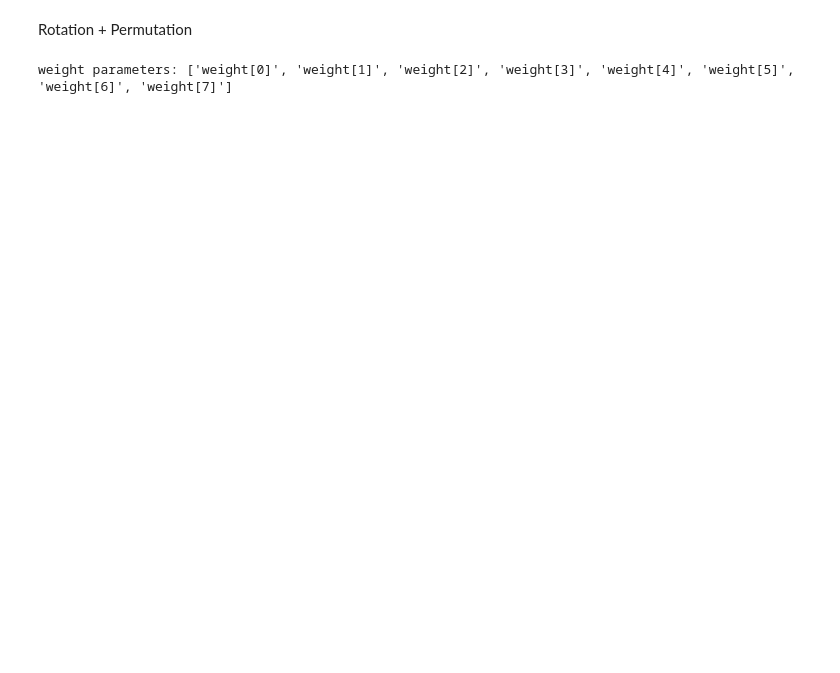
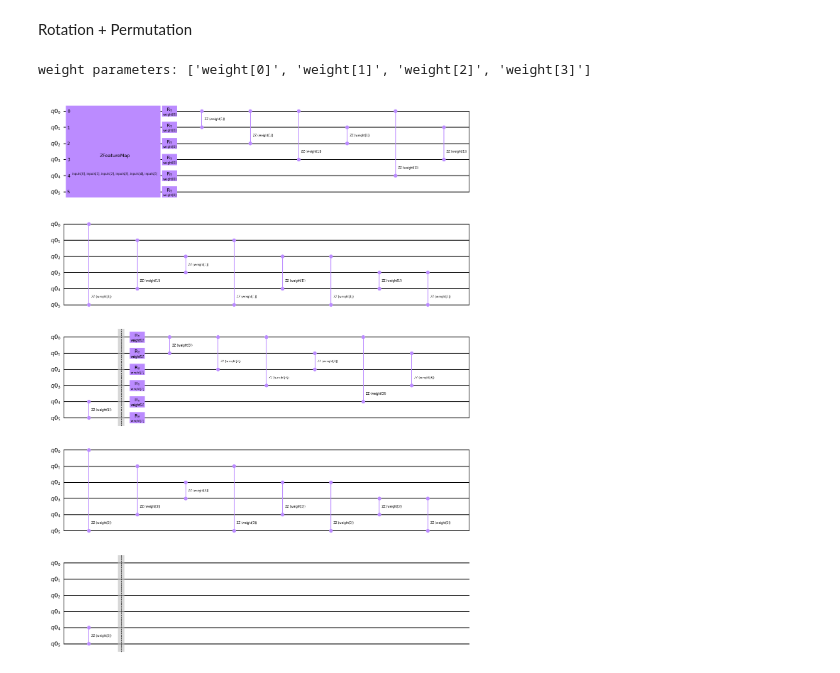
Before and after one commit to Zhelun-Li/VQC-Permutable-Lorentz-symmetry, a Jupyter notebook: Lorentz_symmetry_decay.ipynb, the cells around one changed output. Drawn from its saved outputs; the diff is of its cells as text; code cells hidden in the pictures; blank space fills up the shorter version.

```diff
--- a/Lorentz_symmetry_decay.ipynb
+++ b/Lorentz_symmetry_decay.ipynb
@@ -325,23 +311,35 @@ qc.compose(feature_map, inplace=True)
 
 for layer in range(num_layers):
 
-        for i in range(N_particles):
-            qc.ry(weights[params_index],i)
+#         for i in range(N_particles):
+#             qc.ry(weights[params_index],i)
+
+#         params_index += 1
+
+#         for i in range(N_particles):
+#             for k in np.arange(i,N_particles,1):
+#                 if i!=k:
+#                     qc.rzz(weights[params_index],i,k)
+
+
+#         params_index += 1
+#         for j in np.arange(N_particles,num_qubits,1):
+#             qc.ry(weights[params_index],j)
+#         params_index += 1
+
+#         for i in np.arange(N_particles,num_qubits,1):
+#             for k in np.arange(i,num_qubits,1):
+#                 if i!=k:
+#                     qc.rzz(weights[params_index],i,k)
+
+#         params_index += 1
+
+        for j in np.arange(0,num_qubits,1):
+            qc.ry(weights[params_index],j)
 
         params_index += 1
 
-        for i in range(N_particles):
-            for k in np.arange(i,N_particles,1):
-                if i!=k:
-                    qc.rzz(weights[params_index],i,k)
-
-
-        params_index += 1
-        for j in np.arange(N_particles,num_qubits,1):
-            qc.ry(weights[params_index],j)
-        params_index += 1
-
-        for i in np.arange(N_particles,num_qubits,1):
+        for i in np.arange(0,num_qubits,1):
             for k in np.arange(i,num_qubits,1):
                 if i!=k:
                     qc.rzz(weights[params_index],i,k)
@@ -351,5 +349,9 @@ for layer in range(num_layers):
 
         qc.barrier()
 # %% [output]
-weight parameters: ['weight[0]', 'weight[1]', 'weight[2]', 'weight[3]', 'weight[4]', 'weight[5]', 'weight[6]', 'weight[7]']
+weight parameters: ['weight[0]', 'weight[1]', 'weight[2]', 'weight[3]']
+# %%
+qc.draw('mpl')
+# %% [output]
+[figure, added]
 # %%
```
Also changed, not shown: parts of 32 cells of this notebook.
